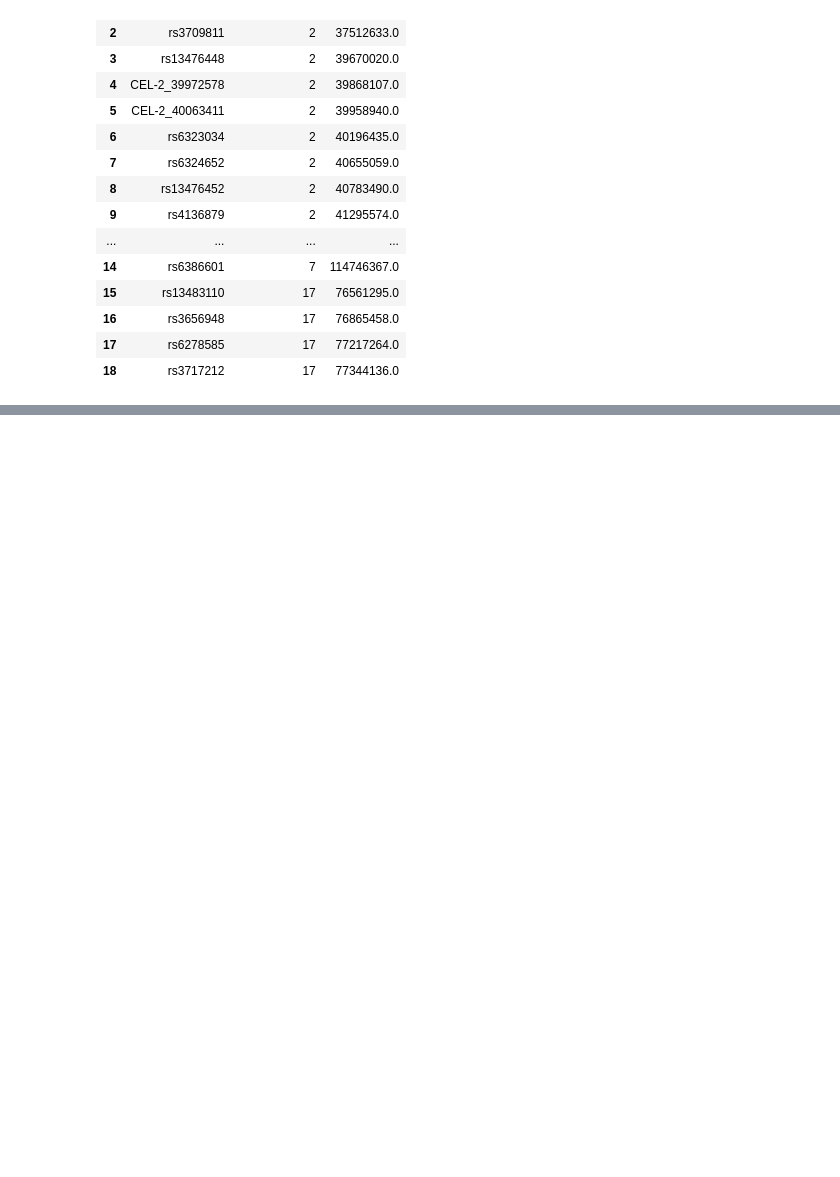
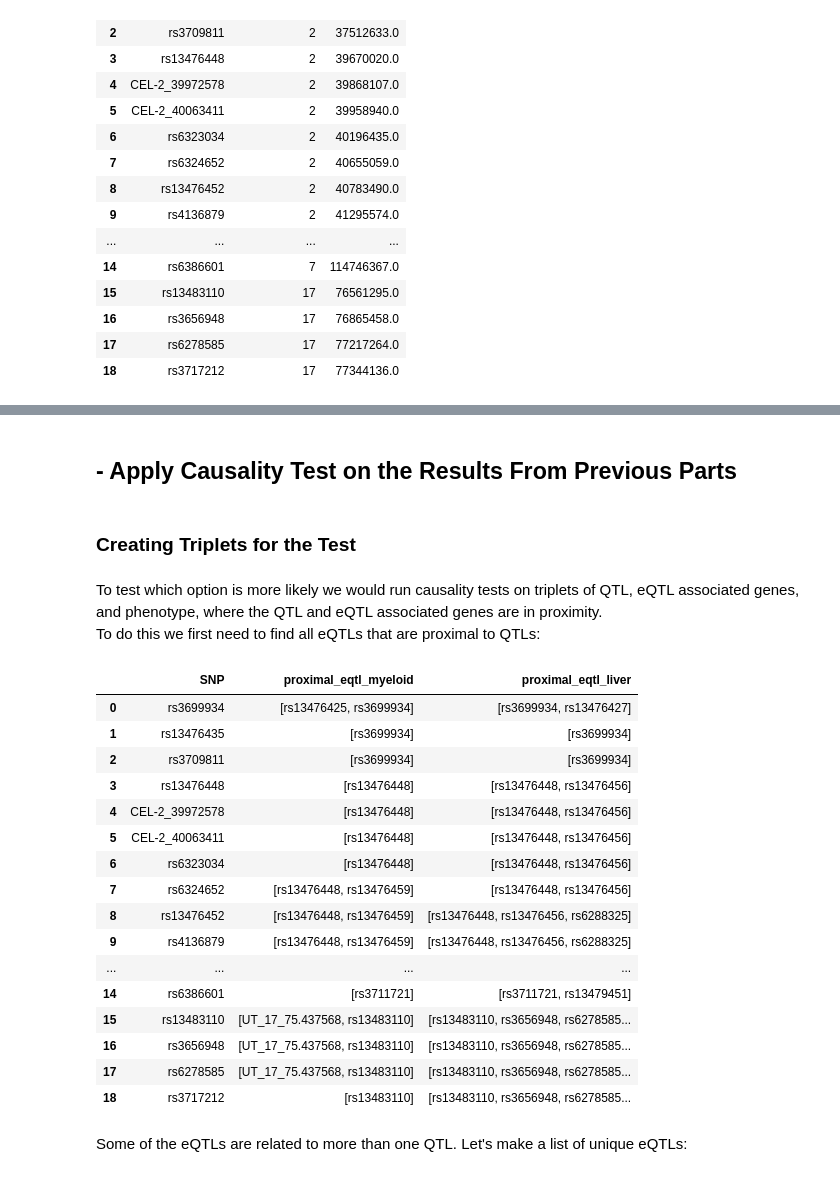
Before and after one commit to GilSasson1/System_Genetics, a Jupyter notebook: hw4_312294630_208689497.ipynb, the cells around one changed output, grey strips where cells are left out. Saved outputs shown, nothing was run; the diff lists cells and outputs as text; code cells hidden in the pictures; blank space fills up the shorter version.

```diff
--- a/hw4_312294630_208689497.ipynb
+++ b/hw4_312294630_208689497.ipynb
@@ -335,0 +112,57 @@ It seems that for both datasets the best model is the one where the SNP is the p
+# %% [markdown]
+## - Apply Causality Test on the Results From Previous Parts
+# %% [markdown]
+### Creating Triplets for the Test
+# %% [markdown]
+To test which option is more likely we would run causality tests on triplets of QTL, eQTL associated genes, and phenotype, where the QTL and eQTL associated genes are in proximity.
+To do this we first need to find all eQTLs that are proximal to QTLs:
+# %%
+# Define a function that checks if a QTL is close to an eQTL
+def find_proximal_eqtl(row, eqtls):
+    '''This function gets a row from a QTL dataframe and a dataframe with eQTLs and returns a list of eQTLs that are in proximity of the QTL'''
+
+    qtl_chromosome = row['Chromosome'] # Extracting QTL chromosome
+    qtl_position = row['Position'] # Extracting QTL position
+    snps = [] # Initializing list
+
+    # Iterate over all eQTLs
+    for index, eqtl in eqtls.iterrows():
+
+        # Extracting information
+        eqtl_name = eqtl['snp'] # Extracting eQTL name
+        eqtl_chromosome = eqtl['chromosome'] # Extracting eQTL chromosome
+        eqtl_positions = eqtl['position'] # Extracting eQTL position
+
+        # Check if the QTL and eQTL are on the same chromosome
+        if qtl_chromosome == eqtl_chromosome:
+
+            # If the distance is less than the threshold set (basepair_cutoff), they are considered proximal
+            if abs(qtl_position - eqtl_positions) <= basepair_cutoff:
+                snps.append(eqtl_name)
+
+    return snps
+
+# Find eQTLs that are proximal to QTLs
+qtls['proximal_eqtl_myeloid'] = qtls.apply(find_proximal_eqtl, eqtls=eqtls_myeloid, axis=1)
+qtls['proximal_eqtl_liver'] = qtls.apply(find_proximal_eqtl, eqtls=eqtls_liver, axis=1)
+qtls[['SNP', 'proximal_eqtl_myeloid', 'proximal_eqtl_liver']]
+# %% [output]
+|  | SNP | proximal_eqtl_myeloid | proximal_eqtl_liver |
+| 0 | rs3699934 | [rs13476425, rs3699934] | [rs3699934, rs13476427] |
+| 1 | rs13476435 | [rs3699934] | [rs3699934] |
+| 2 | rs3709811 | [rs3699934] | [rs3699934] |
+| 3 | rs13476448 | [rs13476448] | [rs13476448, rs13476456] |
+| 4 | CEL-2_39972578 | [rs13476448] | [rs13476448, rs13476456] |
+| 5 | CEL-2_40063411 | [rs13476448] | [rs13476448, rs13476456] |
+| 6 | rs6323034 | [rs13476448] | [rs13476448, rs13476456] |
+| 7 | rs6324652 | [rs13476448, rs13476459] | [rs13476448, rs13476456] |
+| 8 | rs13476452 | [rs13476448, rs13476459] | [rs13476448, rs13476456, rs6288325] |
+| 9 | rs4136879 | [rs13476448, rs13476459] | [rs13476448, rs13476456, rs6288325] |
+| ... | ... | ... | ... |
+| 14 | rs6386601 | [rs3711721] | [rs3711721, rs13479451] |
+| 15 | rs13483110 | [UT_17_75.437568, rs13483110] | [rs13483110, rs3656948, rs6278585... |
+| 16 | rs3656948 | [UT_17_75.437568, rs13483110] | [rs13483110, rs3656948, rs6278585... |
+| 17 | rs6278585 | [UT_17_75.437568, rs13483110] | [rs13483110, rs3656948, rs6278585... |
+| 18 | rs3717212 | [rs13483110] | [rs13483110, rs3656948, rs6278585... |
+# %% [markdown]
+Some of the eQTLs are related to more than one QTL. Let's make a list of unique eQTLs:
```
Also changed, not shown: parts of 80 cells of this notebook, 1 other file.
